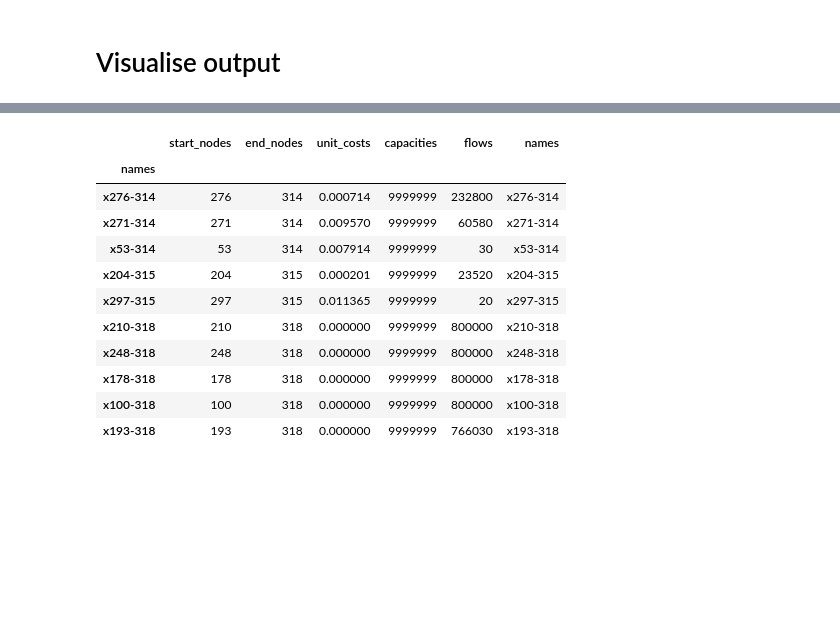
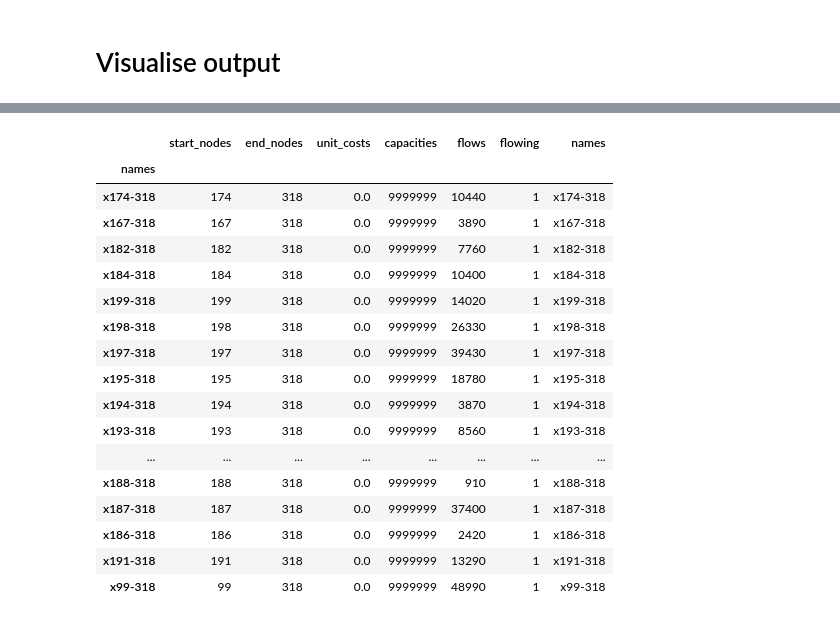
Before and after one commit to tonghuikang/draw-sgp-electoral-boundaries, a Jupyter notebook: modelling/equal_consts.ipynb, the cells around one changed output, grey strips where cells are left out. Saved outputs shown, nothing was run; the diff lists cells and outputs as text; code cells hidden in the pictures; blank space fills up the shorter version.

```diff
--- a/modelling/equal_consts.ipynb
+++ b/modelling/equal_consts.ipynb
@@ -181,17 +180,14 @@ for i in range(N):
     solver.Add(sum([X[i][j] for j in range(N+1)])
              - sum([X[j][i] for j in range(N+1)])
             == nodes["supplies"][i])
-# %%
-# additional constraints
-B1 = [solver.IntVar(0.0, 1.0, 'b'+str(i)+"-"+str(N))
-      for i in range(N)]
-B2 = [solver.IntVar(0.0, 1.0, 'b'+str(N)+"-"+str(i))
-      for i in range(N)]
-
-for i in range(N):
-    solver.Add(X[i][N] <= 800000*B1[i])
-    solver.Add(X[N][i] <= 800000*B2[i])
-
-# num_nodes_init
-for i in range(N):
-    solver.Add(sum(B1) + sum(B2) <= 5)
+# %%
+B = [[solver.IntVar(0.0, 1.0, 'b'+str(i)+"-"+str(j))
+      for j in range(N+1)]
+     for i in range(N+1)]
+# %%
+%%time
+for i in range(N+1):
+    for j in range(N+1):
+        if matrix_capacities[i][j] > 0:
+            solver.Add(X[i][j] <= 1200000*B[i][j])
+    solver.Add(sum([B[i][j] for j in range(N+1)]) <= 1)
@@ -240,9 +254,11 @@ Problem solved in 562 branch-and-bound nodes
 # %%
 matrix_flows = [[x.solution_value() for x in xxx] for xxx in X]
+matrix_flowing = [[b.solution_value() for b in bbb] for bbb in B]
 for i,row in enumerate(matrix_flows):
     for j,cell in enumerate(row):
         if matrix_flows[i][j] > 0:
             edges.at["x"+str(i)+"-"+str(j),"flows"] = matrix_flows[i][j]
+            edges.at["x"+str(i)+"-"+str(j),"flowing"] = matrix_flowing[i][j]
 # %%
 plot_graph(nodes, edges)
 # %% [output]
@@ -250,15 +276,21 @@ plot_graph(nodes, edges)
 # %%
-edges[edges["flows"]>0].sort_index().sort_values(by="end_nodes").tail(10)
+edges[edges["flows"]>0].sort_index().sort_values(by="end_nodes").tail(20)
 # %% [output]
-|  | start_nodes | end_nodes | unit_costs | capacities | flows | names |
-| names |  |  |  |  |  |  |
-| x276-314 | 276 | 314 | 0.000714 | 9999999 | 232800 | x276-314 |
-| x271-314 | 271 | 314 | 0.009570 | 9999999 | 60580 | x271-314 |
-| x53-314 | 53 | 314 | 0.007914 | 9999999 | 30 | x53-314 |
-| x204-315 | 204 | 315 | 0.000201 | 9999999 | 23520 | x204-315 |
-| x297-315 | 297 | 315 | 0.011365 | 9999999 | 20 | x297-315 |
-| x210-318 | 210 | 318 | 0.000000 | 9999999 | 800000 | x210-318 |
-| x248-318 | 248 | 318 | 0.000000 | 9999999 | 800000 | x248-318 |
-| x178-318 | 178 | 318 | 0.000000 | 9999999 | 800000 | x178-318 |
-| x100-318 | 100 | 318 | 0.000000 | 9999999 | 800000 | x100-318 |
-| x193-318 | 193 | 318 | 0.000000 | 9999999 | 766030 | x193-318 |
+|  | start_nodes | end_nodes | unit_costs | capacities | flows | flowing | names |
+| names |  |  |  |  |  |  |  |
+| x174-318 | 174 | 318 | 0.0 | 9999999 | 10440 | 1 | x174-318 |
+| x167-318 | 167 | 318 | 0.0 | 9999999 | 3890 | 1 | x167-318 |
+| x182-318 | 182 | 318 | 0.0 | 9999999 | 7760 | 1 | x182-318 |
+| x184-318 | 184 | 318 | 0.0 | 9999999 | 10400 | 1 | x184-318 |
+| x199-318 | 199 | 318 | 0.0 | 9999999 | 14020 | 1 | x199-318 |
+| x198-318 | 198 | 318 | 0.0 | 9999999 | 26330 | 1 | x198-318 |
+| x197-318 | 197 | 318 | 0.0 | 9999999 | 39430 | 1 | x197-318 |
+| x195-318 | 195 | 318 | 0.0 | 9999999 | 18780 | 1 | x195-318 |
+| x194-318 | 194 | 318 | 0.0 | 9999999 | 3870 | 1 | x194-318 |
+| x193-318 | 193 | 318 | 0.0 | 9999999 | 8560 | 1 | x193-318 |
+| ... | ... | ... | ... | ... | ... | ... | ... |
+| x188-318 | 188 | 318 | 0.0 | 9999999 | 910 | 1 | x188-318 |
+| x187-318 | 187 | 318 | 0.0 | 9999999 | 37400 | 1 | x187-318 |
+| x186-318 | 186 | 318 | 0.0 | 9999999 | 2420 | 1 | x186-318 |
+| x191-318 | 191 | 318 | 0.0 | 9999999 | 13290 | 1 | x191-318 |
+| x99-318 | 99 | 318 | 0.0 | 9999999 | 48990 | 1 | x99-318 |
```
Also changed, not shown: parts of 31 cells of this notebook.
